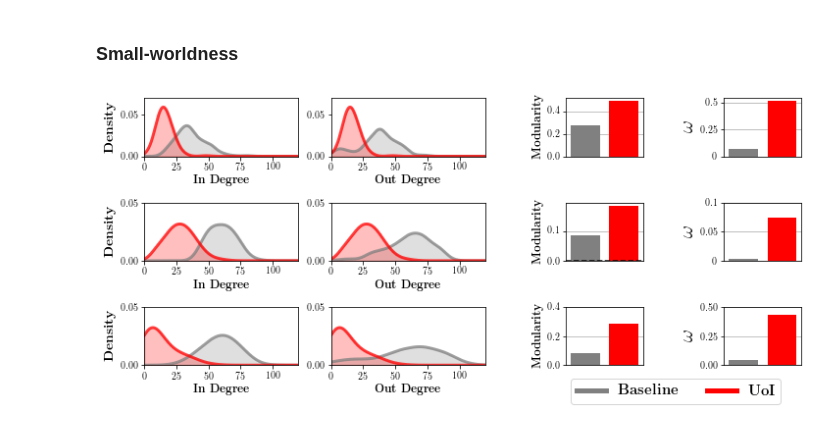
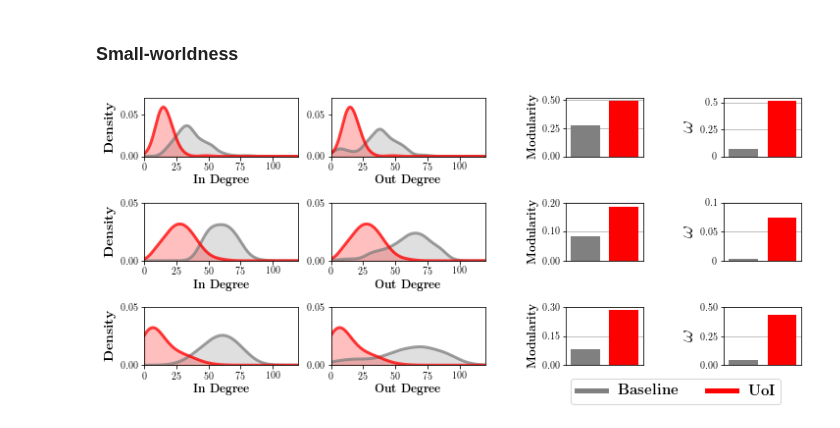
Before and after one commit to BouchardLab/neuroinference, a Jupyter notebook: figures/figure5/figure5.ipynb, the cells around one changed output. Drawn from its saved outputs; the diff is of its cells as text; code cells hidden in the pictures.

```diff
--- a/figures/figure5/figure5.ipynb
+++ b/figures/figure5/figure5.ipynb
@@ -423,6 +423,7 @@ axes[1, 3].bar(x=[0, 1],
                                 modularities['vc_monkey3_uoi']])],
                color=['gray', 'red'],
                width=0.75)
+
 axes[2, 3].bar(x=[0, 1],
                height=[np.mean([modularities['mc_monkey1_baseline'],
                                 modularities['mc_monkey2_baseline'],
@@ -433,16 +434,15 @@ axes[2, 3].bar(x=[0, 1],
                color=['gray', 'red'],
                width=0.75)
 
-axes[1, 3].axhline(0, color='k', linestyle='--')
-
 for ax in axes[:, 3]:
     ax.set_xlim([-0.5, 1.5])
     ax.tick_params(labelsize=10)
     ax.set_xticks([])
 
-axes[0, 3].set_yticks([0, 0.2, 0.4])
-axes[1, 3].set_yticks([0, 0.1])
-axes[2, 3].set_yticks([0, 0.2, 0.4])
+axes[0, 3].set_yticks([0, 0.25, 0.5])
+axes[1, 3].set_yticks([0, 0.10, 0.20])
+axes[1, 3].set_yticklabels(['0.00', '0.10', '0.20'])
+axes[2, 3].set_yticks([0, 0.15, 0.30])
 
 # small-worldness
 axes[0, 5].bar(x=[0, 1],
@@ -479,32 +479,32 @@ for ax in axes[:, 1]:
     ax.set_xlabel(r'\textbf{Out Degree}', fontsize=12)
 
 for ax in axes[:, 3]:
     ax.grid(axis='y')
     ax.set_axisbelow(True)
     ax.set_ylabel(r'\textbf{Modularity}', fontsize=12)
 
 for ax in axes[:, 5]:
     ax.grid(axis='y')
     ax.set_axisbelow(True)
     ax.set_ylabel(r'$\omega$', fontsize=20)
 
 for ax in axes[:, 2]:
     ax.axis('off')
 for ax in axes[:, 4]:
     ax.axis('off')
 
 axes[0, 0].set_ylabel(r'\textbf{Density}', fontsize=14, labelpad=5)
 axes[1, 0].set_ylabel(r'\textbf{Density}', fontsize=14, labelpad=5)
 axes[2, 0].set_ylabel(r'\textbf{Density}', fontsize=14, labelpad=5)
 
 axes[2, 4].plot([], [], color='gray', label=r'\textbf{Baseline}', linewidth=5)
 axes[2, 4].plot([], [], color='r', label=r'\textbf{UoI}', linewidth=5)
 axes[2, 4].legend(
     loc='center',
     bbox_to_anchor=(0, -0.45),
     ncol=2,
     prop={'size': 15})
 plt.subplots_adjust(hspace=0.80, wspace=0.4)
-#plt.savefig('graph_analysis.pdf', bbox_inches='tight')
+plt.savefig('graph_analysis.pdf', bbox_inches='tight')
 # %% [output]
-[figure, old version]
+[figure, new version]
```
Also changed, not shown: 1 other file.
